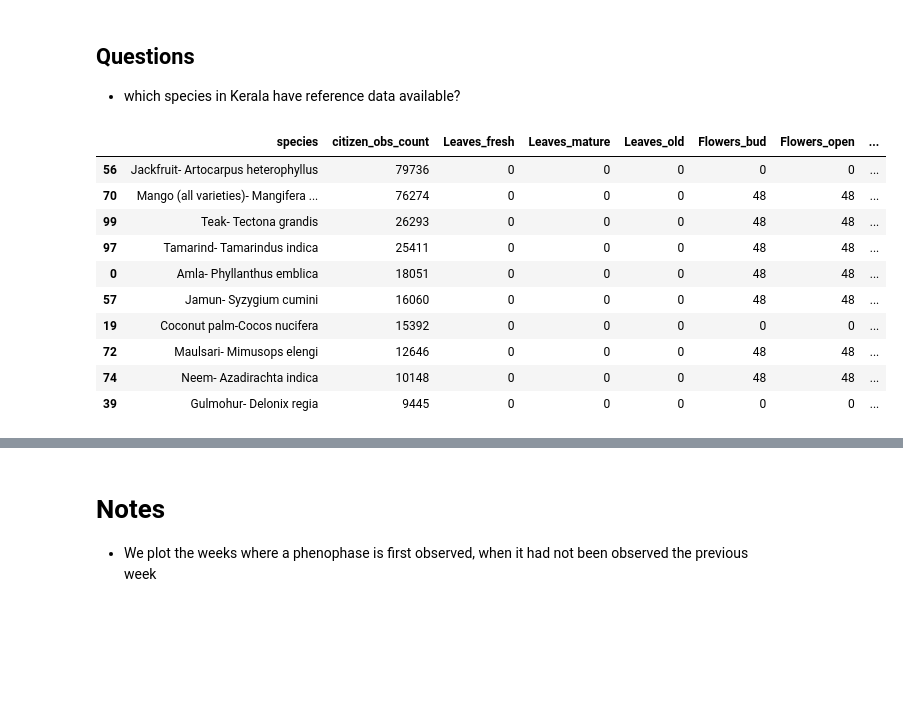
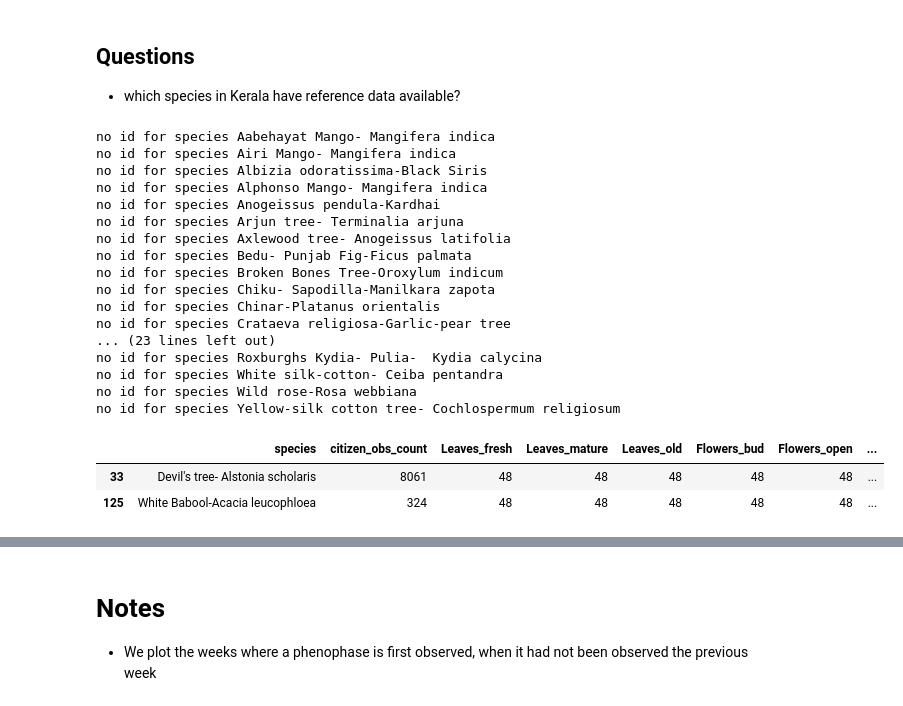
Before and after one commit to BU-Spark/pitne-season-watch, a Jupyter notebook: visualizations.ipynb, the cells around one changed output, grey strips where cells are left out. Drawn from its saved outputs; the diff is of its cells as text; code cells hidden in the pictures; blank space fills up the shorter version.

```diff
--- a/visualizations.ipynb
+++ b/visualizations.ipynb
@@ -9,7 +9,8 @@ import math
 name_to_id_df = pd.read_csv('species codes.csv', encoding='unicode_escape')
 name_to_id_dict = {}
 for _, row in name_to_id_df.iterrows():
-    name_to_id_dict["{}- {}".format(row['species_primary_common_name'], row['species_scientific_name'])] = row['species_id']
+    name = "{}- {}".format(row['species_primary_common_name'], row['species_scientific_name']).lower().replace(' ', '')
+    name_to_id_dict[name] = row['species_id']
     name_to_id_dict["{}-{}".format(row['species_primary_common_name'], row['species_scientific_name'])] = row['species_id']
 # %%
 ref_df = pd.read_csv('reference_data/pvt_kerala.csv')
@@ -109,35 +112,45 @@ top_10_species = cit_df['Species_name'].value_counts().index.tolist()[:10]
 # %%
 cat_attrs = ['Leaves_fresh', 'Leaves_mature','Leaves_old','Flowers_bud',
              'Flowers_open', 'Flowers_male','Flowers_Female',
              'Fruits_unripe','Fruits_ripe','Fruits_open']
 cols = ['species', 'citizen_obs_count'] + cat_attrs
 ref_data_available_df = pd.DataFrame(columns=cols)
 for species in cit_df['Species_name'].unique():
     ref_counts = {'species': species, 'citizen_obs_count': len(cit_df[cit_df['Species_name'] == species])}
     try:
-        species_id = name_to_id_dict[species]
+        species_id = name_to_id_dict[species.lower().replace(' ', '')]
     except:
-        # print("no id for species {}".format(species))
+        print("no id for species {}".format(species))
         continue
     ref_species = ref_df[ref_df['species_id'] == species_id]
     for attr in cat_attrs:
         ref_species_attr = ref_species[ref_species[attr] >= 0]
         ref_counts[attr] = len(ref_species_attr)
     ref_data_available_df.loc[len(ref_data_available_df)] = ref_counts
 
-ref_data_available_df.sort_values(by='citizen_obs_count', ascending=False)[:10]
+ref_data_available_df[ref_data_available_df['Leaves_fresh'] > 0]
+#ref_data_available_df.sort_values(by='citizen_obs_count', ascending=False)[:10]
 # %% [output]
+no id for species Aabehayat Mango- Mangifera indica
+no id for species Airi Mango- Mangifera indica
+no id for species Albizia odoratissima-Black Siris
+no id for species Alphonso Mango- Mangifera indica
+no id for species Anogeissus pendula-Kardhai
+no id for species Arjun tree- Terminalia arjuna
+no id for species Axlewood tree- Anogeissus latifolia
+no id for species Bedu- Punjab Fig-Ficus palmata
+no id for species Broken Bones Tree-Oroxylum indicum
+no id for species Chiku- Sapodilla-Manilkara zapota
+no id for species Chinar-Platanus orientalis
+no id for species Crataeva religiosa-Garlic-pear tree
+... (23 lines left out)
+no id for species Roxburghs Kydia- Pulia-  Kydia calycina
+no id for species White silk-cotton- Ceiba pentandra
+no id for species Wild rose-Rosa webbiana
+no id for species Yellow-silk cotton tree- Cochlospermum religiosum
 |  | species | citizen_obs_count | Leaves_fresh | Leaves_mature | Leaves_old | Flowers_bud | Flowers_open | ... |
-| 56 | Jackfruit- Artocarpus heterophyllus | 79736 | 0 | 0 | 0 | 0 | 0 | ... |
-| 70 | Mango (all varieties)- Mangifera ... | 76274 | 0 | 0 | 0 | 48 | 48 | ... |
-| 99 | Teak- Tectona grandis | 26293 | 0 | 0 | 0 | 48 | 48 | ... |
-| 97 | Tamarind- Tamarindus indica | 25411 | 0 | 0 | 0 | 48 | 48 | ... |
-| 0 | Amla- Phyllanthus emblica | 18051 | 0 | 0 | 0 | 48 | 48 | ... |
-| 57 | Jamun- Syzygium cumini | 16060 | 0 | 0 | 0 | 48 | 48 | ... |
-| 19 | Coconut palm-Cocos nucifera | 15392 | 0 | 0 | 0 | 0 | 0 | ... |
-| 72 | Maulsari- Mimusops elengi | 12646 | 0 | 0 | 0 | 48 | 48 | ... |
-| 74 | Neem- Azadirachta indica | 10148 | 0 | 0 | 0 | 48 | 48 | ... |
-| 39 | Gulmohur- Delonix regia | 9445 | 0 | 0 | 0 | 0 | 0 | ... |
+| 33 | Devil's tree- Alstonia scholaris | 8061 | 48 | 48 | 48 | 48 | 48 | ... |
+| 125 | White Babool-Acacia leucophloea | 324 | 48 | 48 | 48 | 48 | 48 | ... |
 # %%
 # get the week a tree transitions for a certain attribute
 def get_transition_week(tree_df, attr, zero_to_one=True):
```
Also changed, not shown: parts of 8 cells of this notebook.
